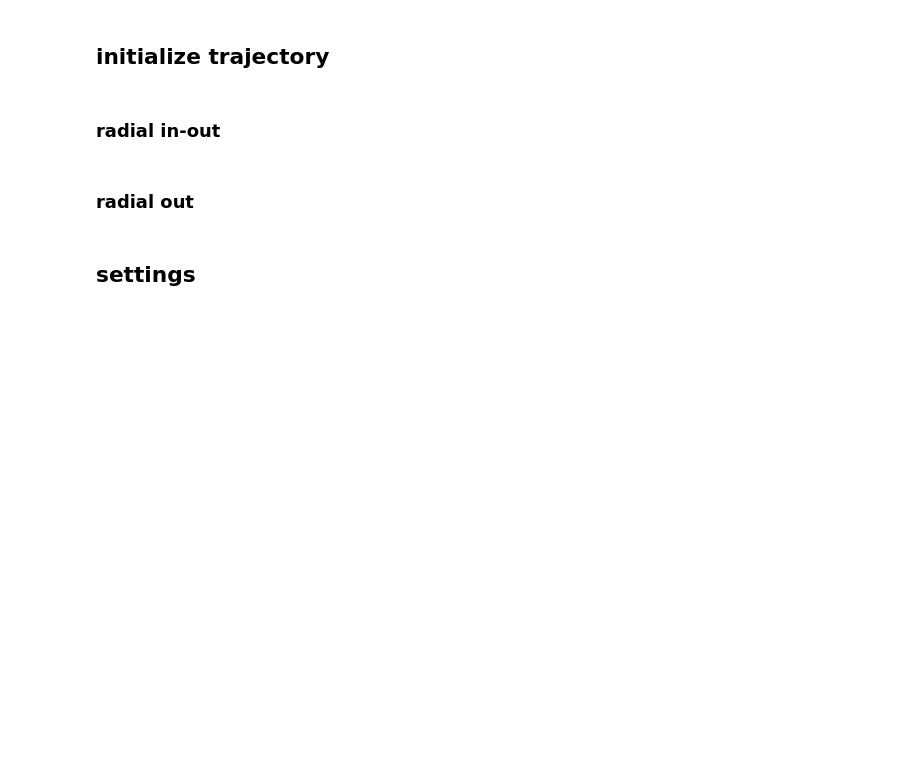
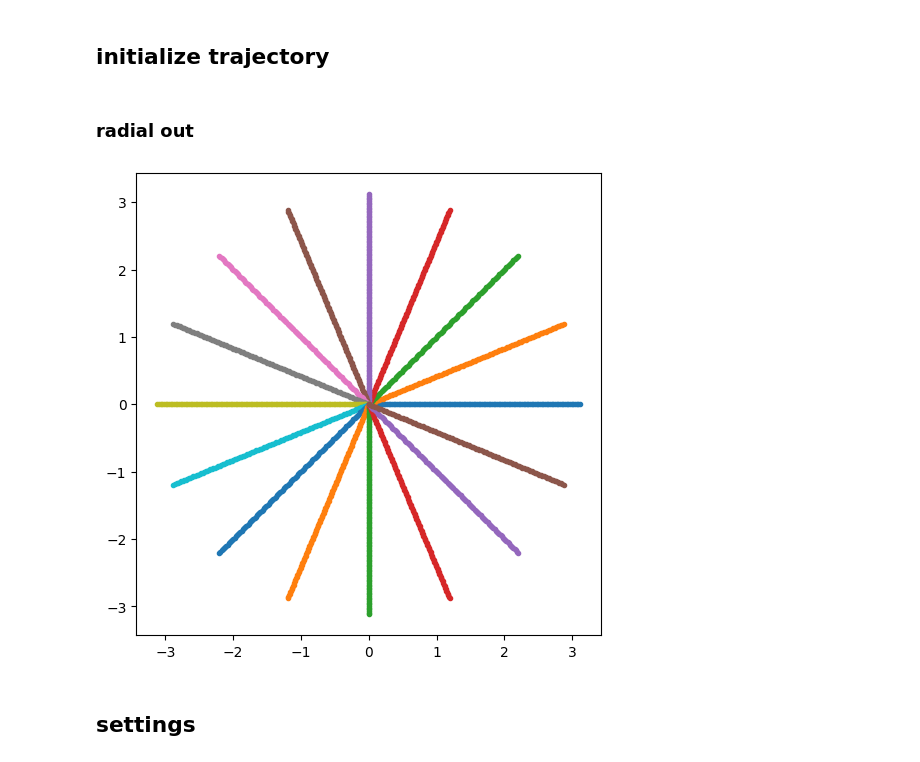
Before and after one commit to fglang/traj_learning_demo, a Jupyter notebook: simple_SNOPY.ipynb, the cells around one changed output. Cells and saved outputs as stored; diff of their text form; code cells hidden in the pictures; blank space fills up the shorter version.

```diff
--- a/simple_SNOPY.ipynb
+++ b/simple_SNOPY.ipynb
@@ -52,54 +52,32 @@ from tools import *
 from IPython.display import clear_output
 # %% [markdown]
 ## initialize trajectory
-# %% [markdown]
-### radial in-out
-# %%
-# trajectory initialization: radial in-out
-nx = 48 # image
-nread = nx * 2
-nshot = nx // 4 # accel
-
-phi = np.arange(0, np.pi, np.pi/nshot)
-kx0 = np.arange(-np.pi, +np.pi, 2*np.pi/nread) # asymmetric, hit center
-# kx0 = np.linspace(-np.pi, +np.pi, nread) # symmetric, miss center
-
-kx = kx0.reshape(1,nread) * np.cos(phi).reshape(nshot,1)
-ky = kx0.reshape(1,nread) * np.sin(phi).reshape(nshot,1)
-kz = np.zeros(kx.shape)
-
-k = np.stack([kx.flatten(), ky.flatten(), kz.flatten()], 0) # assumed convention: shots x read
-
-plt.figure(figsize=(6,6))
-for jj in range(nshot):
-    plt.plot(kx[jj,:],ky[jj,:],'.-')
-
-fname_traj = './radial.npy'
-np.save(fname_traj, arr=k)
 # %% [markdown]
 ### radial out
 # %%
 # trajectory initialization: radial out
-nx = 48 # image
+nx = 64 # image
 nread = nx * 2
 nshot = nx // 4 # accel
 
 phi = np.arange(0, 2*np.pi, 2*np.pi/nshot)
 kx0 = np.arange(0, +np.pi, np.pi/nread) # asymmetric, hit center
 # kx0 = np.linspace(-np.pi, +np.pi, nread) # symmetric, miss center
 
 kx = kx0.reshape(1,nread) * np.cos(phi).reshape(nshot,1)
 ky = kx0.reshape(1,nread) * np.sin(phi).reshape(nshot,1)
 kz = np.zeros(kx.shape)
 
 k = np.stack([kx.flatten(), ky.flatten(), kz.flatten()], 0) # assumed convention: shots x read
 
 plt.figure(figsize=(6,6))
 for jj in range(nshot):
     plt.plot(kx[jj,:],ky[jj,:],'.-')
 
 fname_traj = './radial.npy'
 np.save(fname_traj, arr=k)
+# %% [output]
+[figure, added]
 # %% [markdown]
 ## settings
 # %%
```
Also changed, not shown: parts of 3 cells of this notebook, 3 other files.
